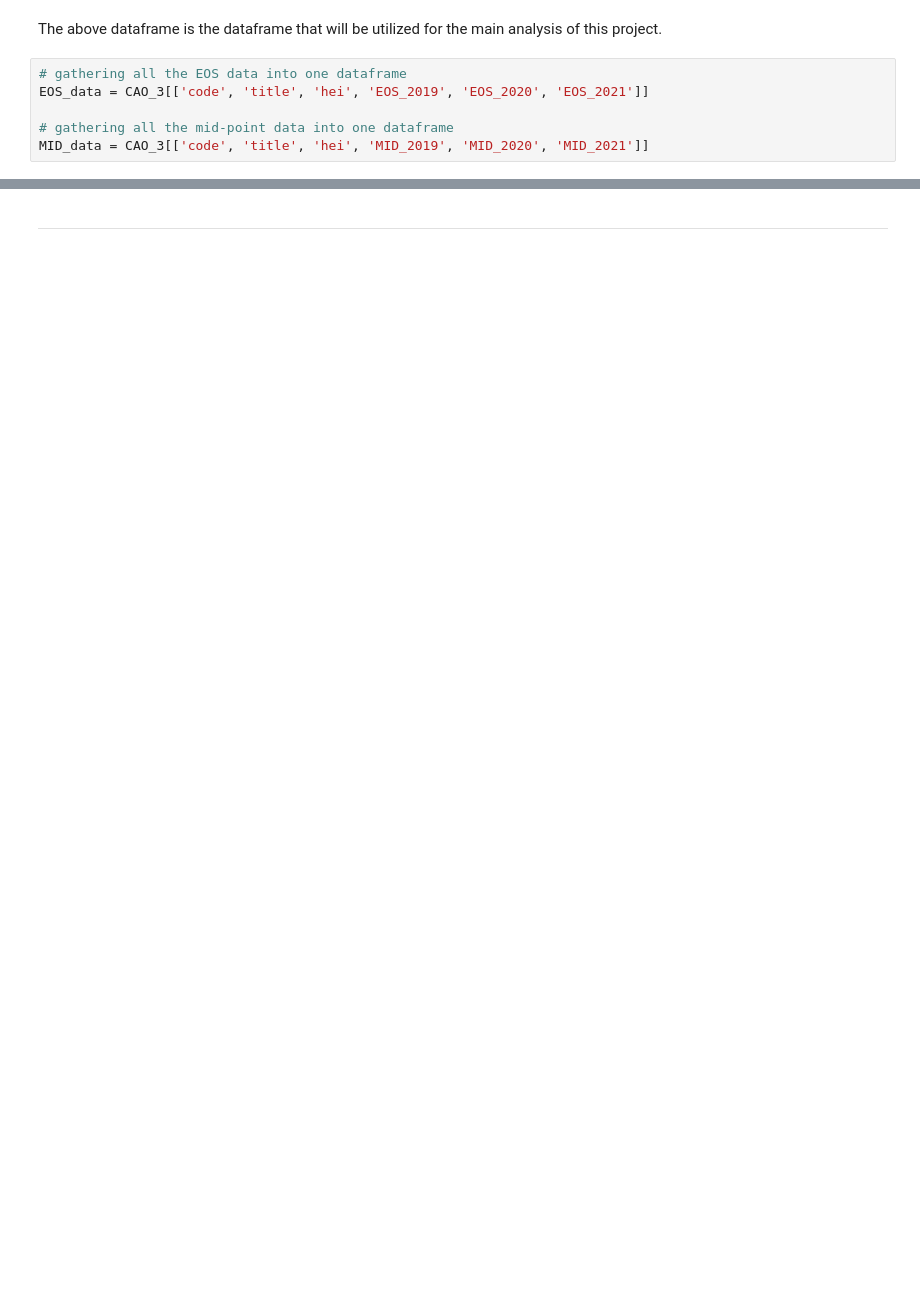
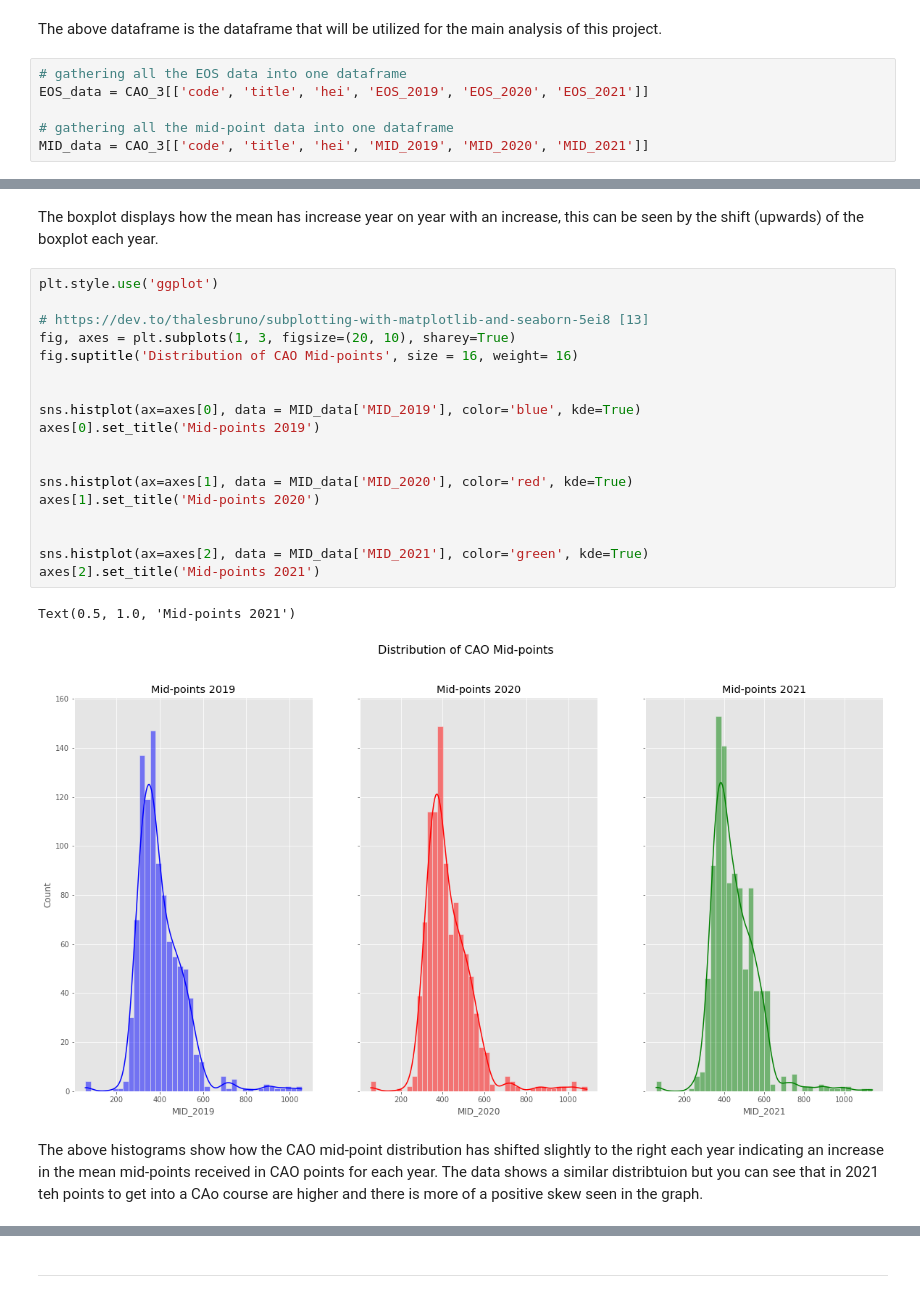
Before and after one commit to fionnmccarthy/Fundamentals-of-Data-Analysis, a Jupyter notebook: cao.ipynb, the cells around one changed output, grey strips where cells are left out. Drawn from its saved outputs; the diff is of its cells as text; blank space fills up the shorter version.

```diff
--- a/cao.ipynb
+++ b/cao.ipynb
@@ -1314,0 +1318,25 @@ sns.boxplot(data = EOS_data)
+# %% [markdown]
+The boxplot displays how the mean has increase year on year with an increase, this can be seen by the shift (upwards) of the boxplot each year.
+# %%
+plt.style.use('ggplot')
+
+# https://dev.to/thalesbruno/subplotting-with-matplotlib-and-seaborn-5ei8 [13]
+fig, axes = plt.subplots(1, 3, figsize=(20, 10), sharey=True)
+fig.suptitle('Distribution of CAO Mid-points', size = 16, weight= 16)
+
+
+sns.histplot(ax=axes[0], data = MID_data['MID_2019'], color='blue', kde=True)
+axes[0].set_title('Mid-points 2019')
+
+
+sns.histplot(ax=axes[1], data = MID_data['MID_2020'], color='red', kde=True)
+axes[1].set_title('Mid-points 2020')
+
+
+sns.histplot(ax=axes[2], data = MID_data['MID_2021'], color='green', kde=True)
+axes[2].set_title('Mid-points 2021')
+# %% [output]
+Text(0.5, 1.0, 'Mid-points 2021')
+[figure, added]
+# %% [markdown]
+The above histograms show how the CAO mid-point distribution has shifted slightly to the right each year indicating an increase in the mean mid-points received in CAO points for each year. The data shows a similar distribtuion but you can see that in 2021 teh points to get into a CAo course are higher and there is more of a positive skew seen in the graph.
```
Also changed, not shown: parts of 74 cells of this notebook, 35 other files.
